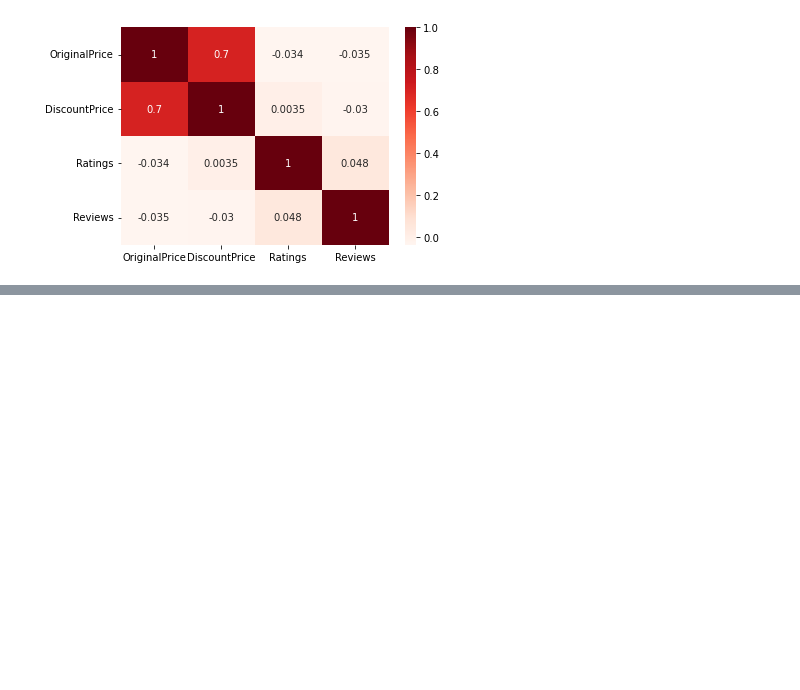
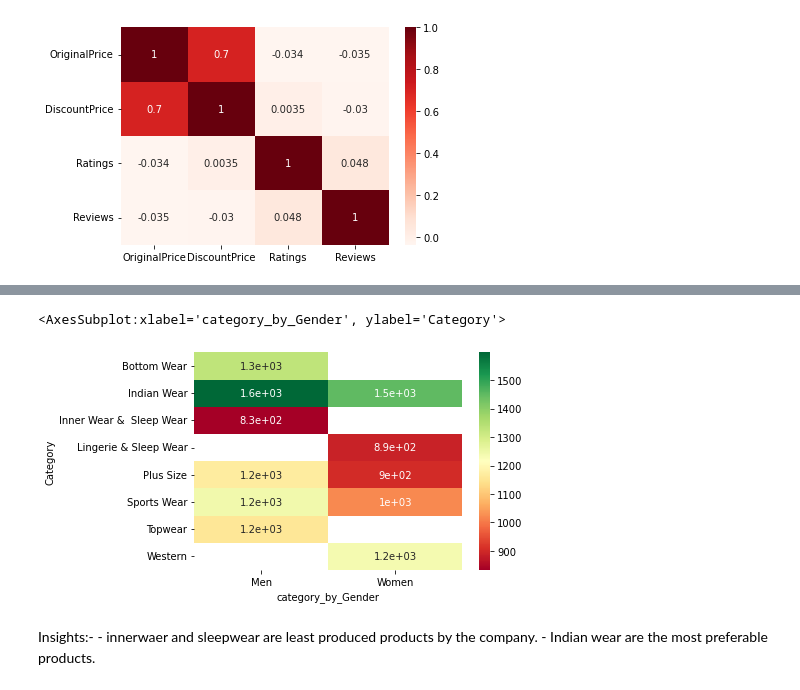
Before and after one commit to Jahanwi07/Myntra-Online-Shopping, a Jupyter notebook: EDA _PROJECT.ipynb, the cells around one changed output, grey strips where cells are left out. Cells and saved outputs as stored; diff of their text form; code cells hidden in the pictures; blank space fills up the shorter version.

```diff
--- a/EDA _PROJECT.ipynb
+++ b/EDA _PROJECT.ipynb
@@ -544,0 +552,9 @@ sns.heatmap(data1[["OriginalPrice", "DiscountPrice","Ratings"]].corr(), annot=Tr
+# %%
+sns.heatmap(Result, annot=True, cmap="RdYlGn")
+# %% [output]
+<AxesSubplot:xlabel='category_by_Gender', ylabel='Category'>
+[figure, added]
+# %% [markdown]
+Insights:-
+    - innerwaer and sleepwear are least produced products by the company.
+    - Indian wear are the most preferable products.
```
Also changed, not shown: parts of 19 cells of this notebook.
